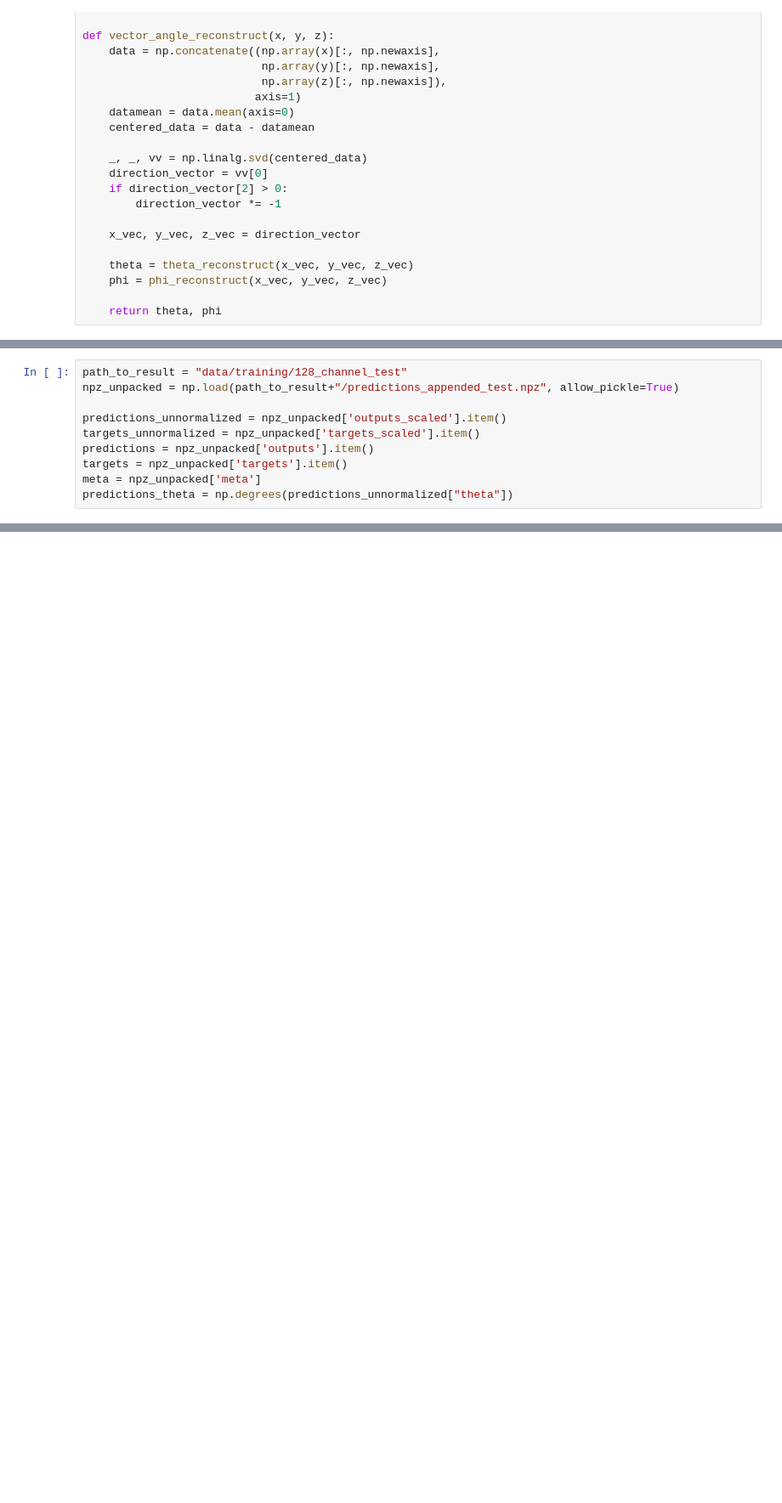
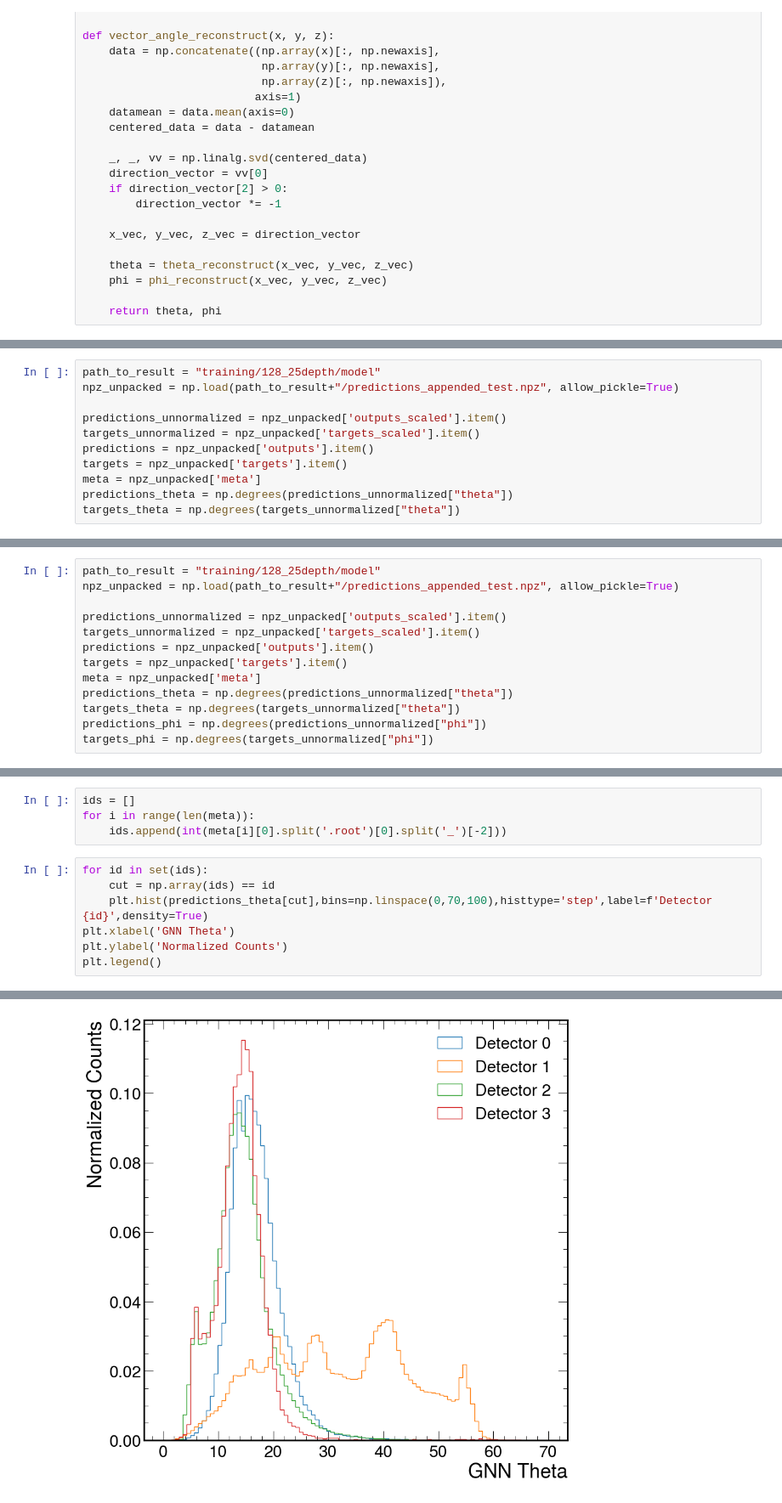
Before and after one commit to JiaJunHuang120000/muography, a Jupyter notebook: script/training_data.ipynb, the cells around one changed output, grey strips where cells are left out. Shown at 85% size. Cells and saved outputs as stored; diff of their text form; blank space fills up the shorter version.

```diff
--- a/script/training_data.ipynb
+++ b/script/training_data.ipynb
@@ -127,5 +578,5 @@ Doneessing four_detector_free_3_1.root 8/10: 1/2202133
 # %%
-path_to_result = "data/training/128_channel_test"
+path_to_result = "training/128_25depth/model"
 npz_unpacked = np.load(path_to_result+"/predictions_appended_test.npz", allow_pickle=True)
 
 predictions_unnormalized = npz_unpacked['outputs_scaled'].item()
@@ -134,6 +585,7 @@ predictions = npz_unpacked['outputs'].item()
 targets = npz_unpacked['targets'].item()
 meta = npz_unpacked['meta']
 predictions_theta = np.degrees(predictions_unnormalized["theta"])
+targets_theta = np.degrees(targets_unnormalized["theta"])
 # %%
 import os
 import pickle
@@ -196,0 +697,13 @@ Processing: square_offset_rotated_89.root
+# %%
+path_to_result = "training/128_25depth/model"
+npz_unpacked = np.load(path_to_result+"/predictions_appended_test.npz", allow_pickle=True)
+
+predictions_unnormalized = npz_unpacked['outputs_scaled'].item()
+targets_unnormalized = npz_unpacked['targets_scaled'].item()
+predictions = npz_unpacked['outputs'].item()
+targets = npz_unpacked['targets'].item()
+meta = npz_unpacked['meta']
+predictions_theta = np.degrees(predictions_unnormalized["theta"])
+targets_theta = np.degrees(targets_unnormalized["theta"])
+predictions_phi = np.degrees(predictions_unnormalized["phi"])
+targets_phi = np.degrees(targets_unnormalized["phi"])
@@ -196,0 +758,12 @@ Processing: square_offset_rotated_89.root
+# %%
+ids = []
+for i in range(len(meta)):
+    ids.append(int(meta[i][0].split('.root')[0].split('_')[-2]))
+# %%
+for id in set(ids):
+    cut = np.array(ids) == id
+    plt.hist(predictions_theta[cut],bins=np.linspace(0,70,100),histtype='step',label=f'Detector {id}',density=True)
+plt.xlabel('GNN Theta')
+plt.ylabel('Normalized Counts')
+plt.legend()
+# %% [output]
@@ -196,0 +771 @@ Processing: square_offset_rotated_89.root
+[figure, added]
```
Also changed, not shown: parts of 21 cells of this notebook.
